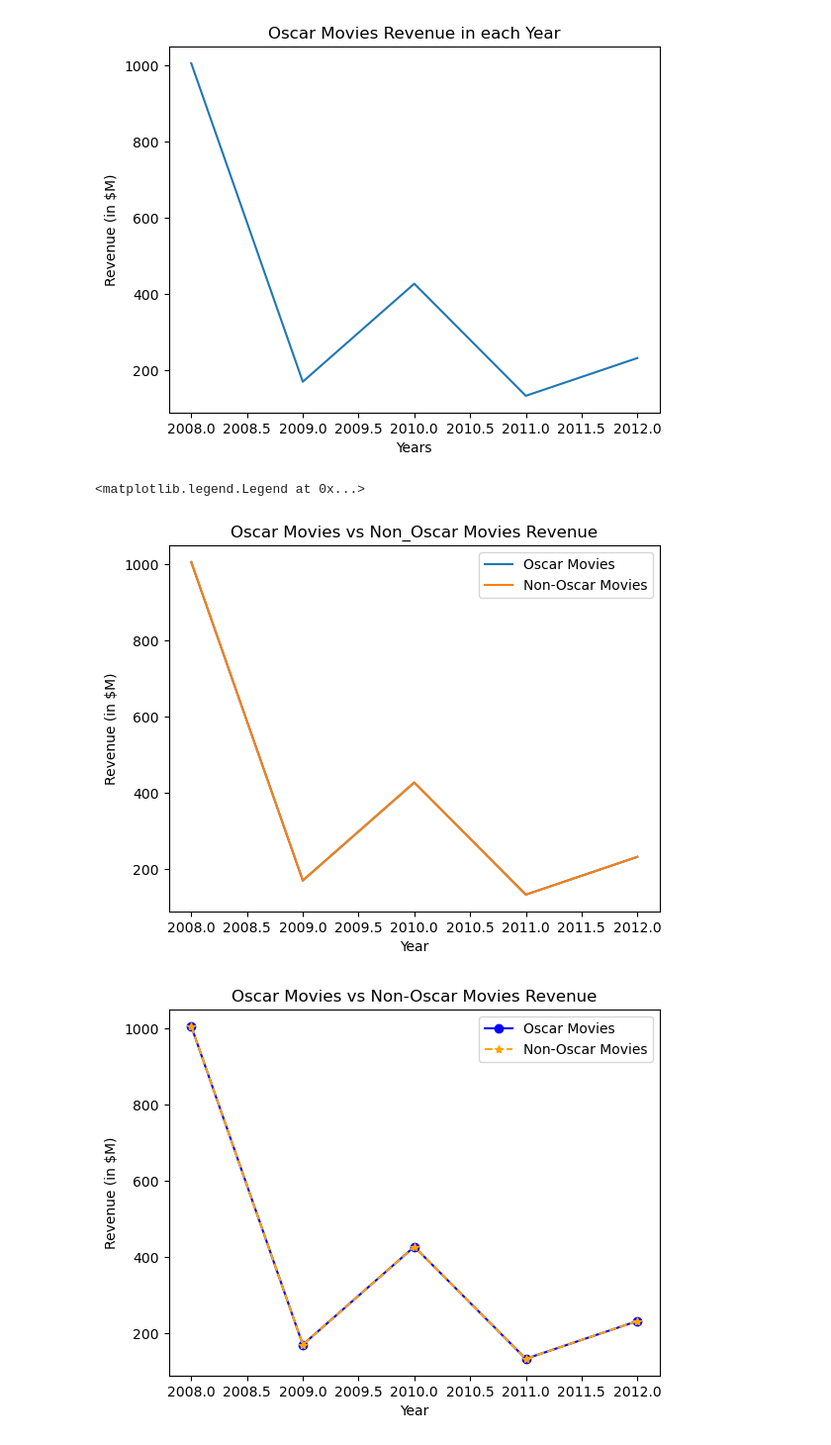
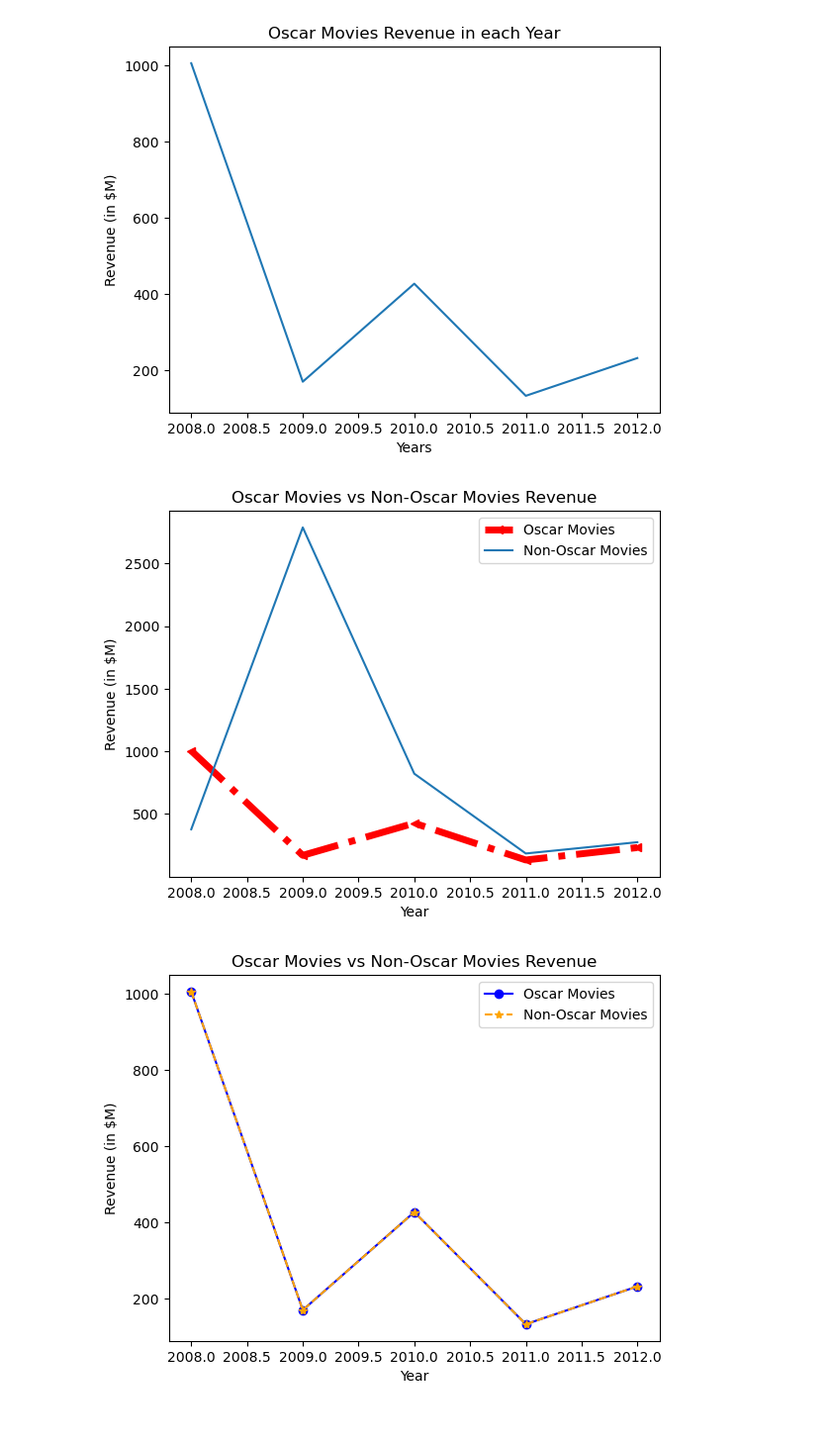
Before and after one commit to yenare-vaibhavi-30/ai-ml-learning-journey, a Jupyter notebook: Data Visualization/matplotlib_tutorial.ipynb, the cells around one changed output. Shown at 99% size. Saved outputs shown, nothing was run; the diff lists cells and outputs as text; code cells hidden in the pictures.

```diff
--- a/Data Visualization/matplotlib_tutorial.ipynb
+++ b/Data Visualization/matplotlib_tutorial.ipynb
@@ -31,20 +31,32 @@ plt.ylabel("Revenue (in $M)")
 Text(0, 0.5, 'Revenue (in $M)')
 [figure]
 # %%
+# Oscar Winner Movies
+oscar_revenue = [1005, 170, 427, 133, 232]
+
 # Non-Oscar Winner Movies
+non_oscar_movies = [
+    "Slumdog Millionaire",
+    "Avatar",
+    "Inception",
+    "Hugo",
+    "Lincoln"
+]
 
-non_oscar_movies = ["Slumdog Millionaire", "Avatar", "Inception", "Hugo", "Lincoln"]
-non_oscar_revenue = [1005, 170, 427, 133, 232] # in $M
+non_oscar_revenue = [378, 2788, 822, 185, 275]
 
-plt.plot(years, oscar_revenue, label="Oscar Movies")
-plt.plot(years, non_oscar_revenue, label="Non-Oscar Movies")
-plt.title("Oscar Movies vs Non_Oscar Movies Revenue")
+plt.plot(years, oscar_revenue, color = "red",marker = "<",linestyle = "-.",linewidth = 5, label="Oscar Movies")
+
+plt.plot(years, non_oscar_revenue,  label="Non-Oscar Movies")
+
+plt.title("Oscar Movies vs Non-Oscar Movies Revenue")
 plt.xlabel("Year")
 plt.ylabel("Revenue (in $M)")
 plt.legend()
+
+plt.show()
 # %% [output]
-<matplotlib.legend.Legend at 0x...>
-[figure, old version]
+[figure, new version]
 # %%
 oscar_revenue = [1005, 170, 427, 133, 232]
 
```
Also changed, not shown: parts of 6 cells of this notebook, 3 other files.
